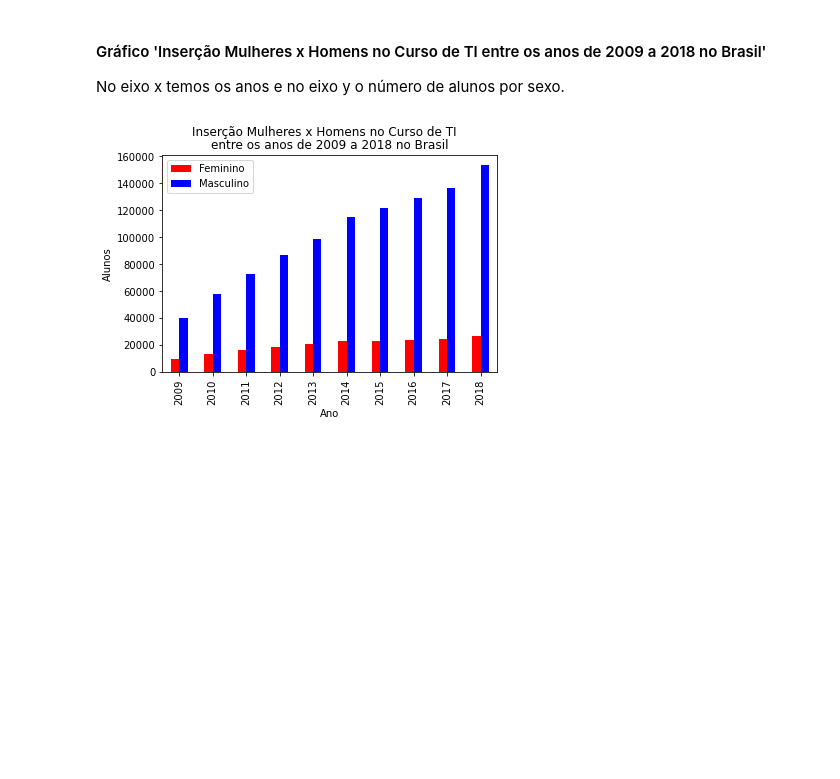
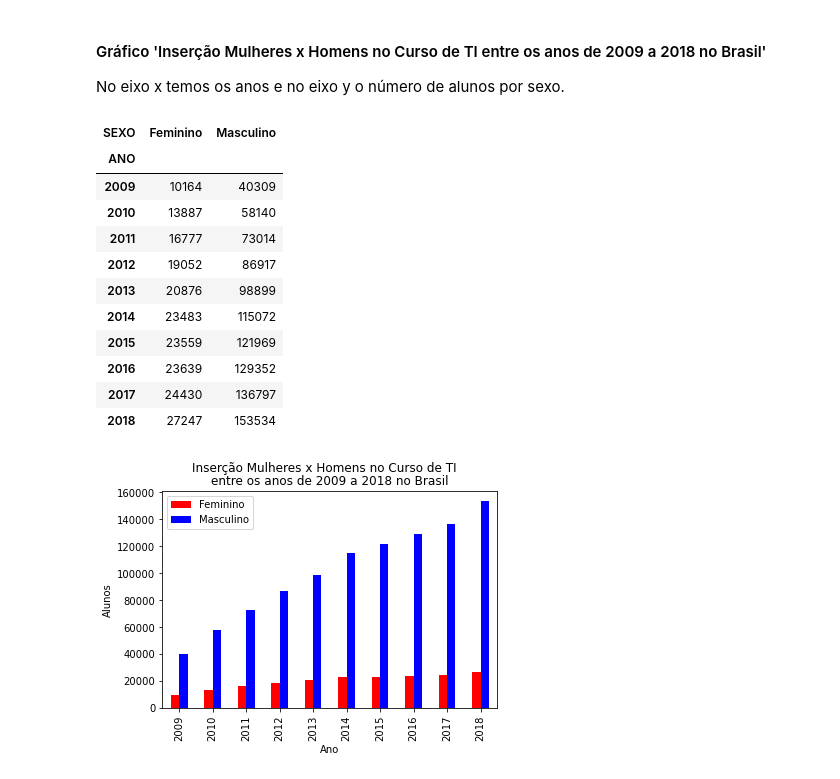
Before and after one commit to arcursino/tcc, a Jupyter notebook: TCC.ipynb, the cells around one changed output. Drawn from its saved outputs; the diff is of its cells as text; code cells hidden in the pictures; blank space fills up the shorter version.

```diff
--- a/TCC.ipynb
+++ b/TCC.ipynb
@@ -74,4 +87,21 @@ plt.legend();
 # %% [markdown]
 #### Gráfico 'Inserção Mulheres x Homens no Curso de TI entre os anos de 2009 a 2018 no Brasil'
 No eixo x temos os anos e no eixo y o número de alunos por sexo.
+# %%
+#Cruzamento dos dados do ano e sexo
+curso_ano = pd.crosstab(df['ANO'],df['SEXO'])
+curso_ano
+# %% [output]
+| SEXO | Feminino | Masculino |
+| ANO |  |  |
+| 2009 | 10164 | 40309 |
+| 2010 | 13887 | 58140 |
+| 2011 | 16777 | 73014 |
+| 2012 | 19052 | 86917 |
+| 2013 | 20876 | 98899 |
+| 2014 | 23483 | 115072 |
+| 2015 | 23559 | 121969 |
+| 2016 | 23639 | 129352 |
+| 2017 | 24430 | 136797 |
+| 2018 | 27247 | 153534 |
 # %%
```
Also changed, not shown: parts of 21 cells of this notebook.
